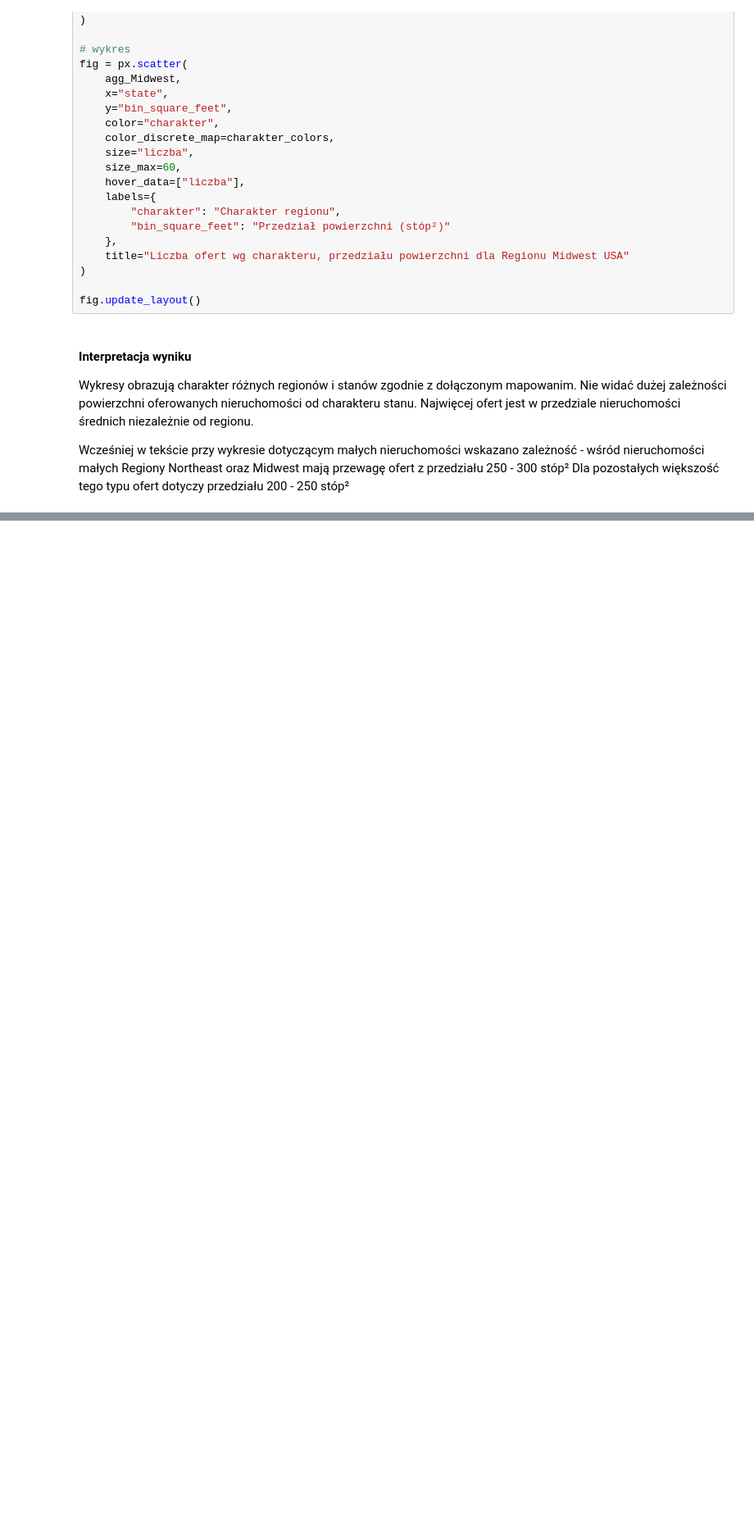
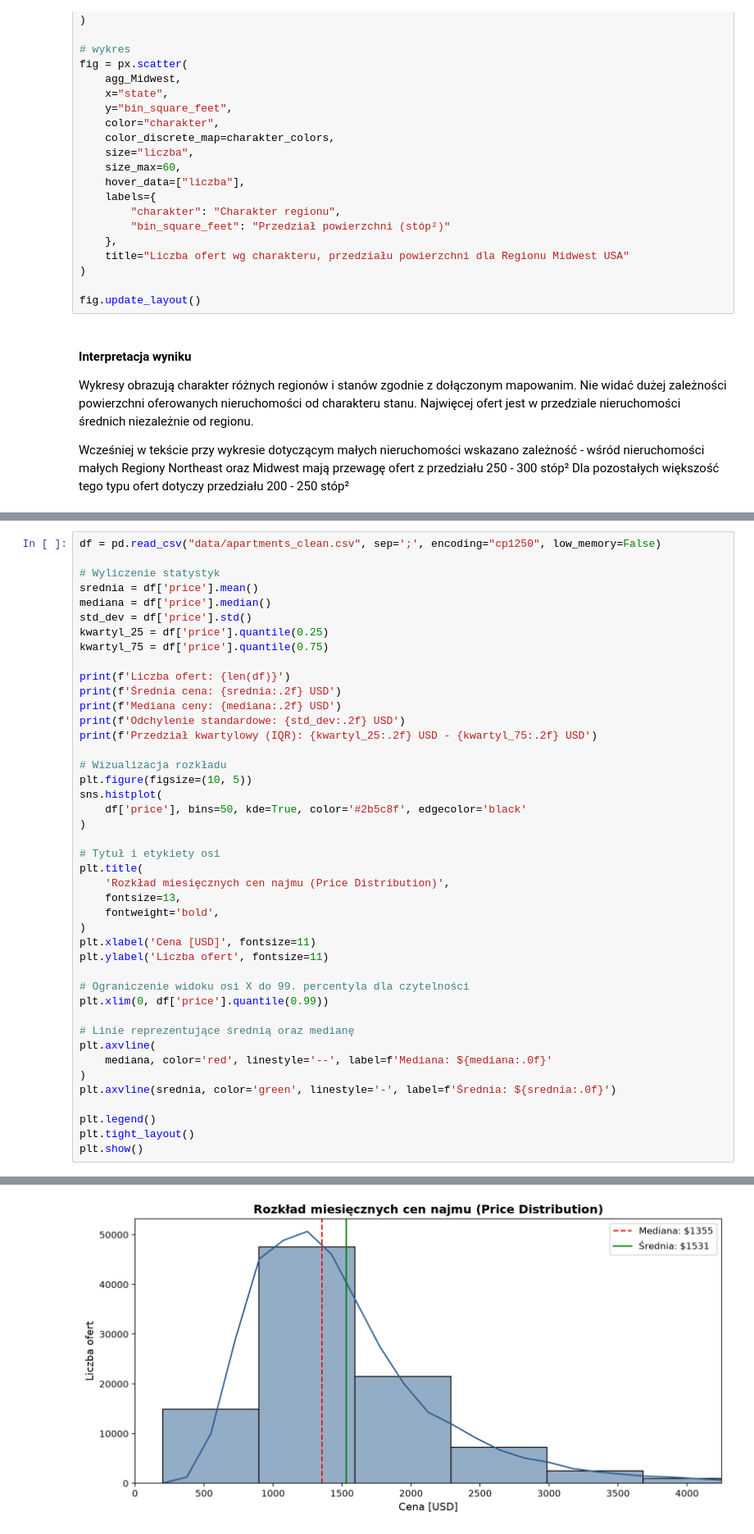
Before and after one commit to michalinahinc/Kurs_Analiza, a Jupyter notebook: analiza.ipynb, the cells around one changed output, grey strips where cells are left out. Shown at 82% size. Cells and saved outputs as stored; diff of their text form; blank space fills up the shorter version.

```diff
--- a/analiza.ipynb
+++ b/analiza.ipynb
@@ -452,0 +472,44 @@ Dla pozostałych większość tego typu ofert dotyczy przedziału 200 - 250 stó
+# %%
+df = pd.read_csv("data/apartments_clean.csv", sep=';', encoding="cp1250", low_memory=False)
+
+# Wyliczenie statystyk
+srednia = df['price'].mean()
+mediana = df['price'].median()
+std_dev = df['price'].std()
+kwartyl_25 = df['price'].quantile(0.25)
+kwartyl_75 = df['price'].quantile(0.75)
+
+print(f'Liczba ofert: {len(df)}')
+print(f'Średnia cena: {srednia:.2f} USD')
+print(f'Mediana ceny: {mediana:.2f} USD')
+print(f'Odchylenie standardowe: {std_dev:.2f} USD')
+print(f'Przedział kwartylowy (IQR): {kwartyl_25:.2f} USD - {kwartyl_75:.2f} USD')
+
+# Wizualizacja rozkładu
+plt.figure(figsize=(10, 5))
+sns.histplot(
+    df['price'], bins=50, kde=True, color='#2b5c8f', edgecolor='black'
+)
+
+# Tytuł i etykiety osi
+plt.title(
+    'Rozkład miesięcznych cen najmu (Price Distribution)',
+    fontsize=13,
+    fontweight='bold',
+)
+plt.xlabel('Cena [USD]', fontsize=11)
+plt.ylabel('Liczba ofert', fontsize=11)
+
+# Ograniczenie widoku osi X do 99. percentyla dla czytelności
+plt.xlim(0, df['price'].quantile(0.99))
+
+# Linie reprezentujące średnią oraz medianę
+plt.axvline(
+    mediana, color='red', linestyle='--', label=f'Mediana: ${mediana:.0f}'
+)
+plt.axvline(srednia, color='green', linestyle='-', label=f'Średnia: ${srednia:.0f}')
+
+plt.legend()
+plt.tight_layout()
+plt.show()
+# %% [output]
@@ -452,0 +521 @@ Dla pozostałych większość tego typu ofert dotyczy przedziału 200 - 250 stó
+[figure, added]
```
Also changed, not shown: parts of 11 cells of this notebook, 2 other files.
